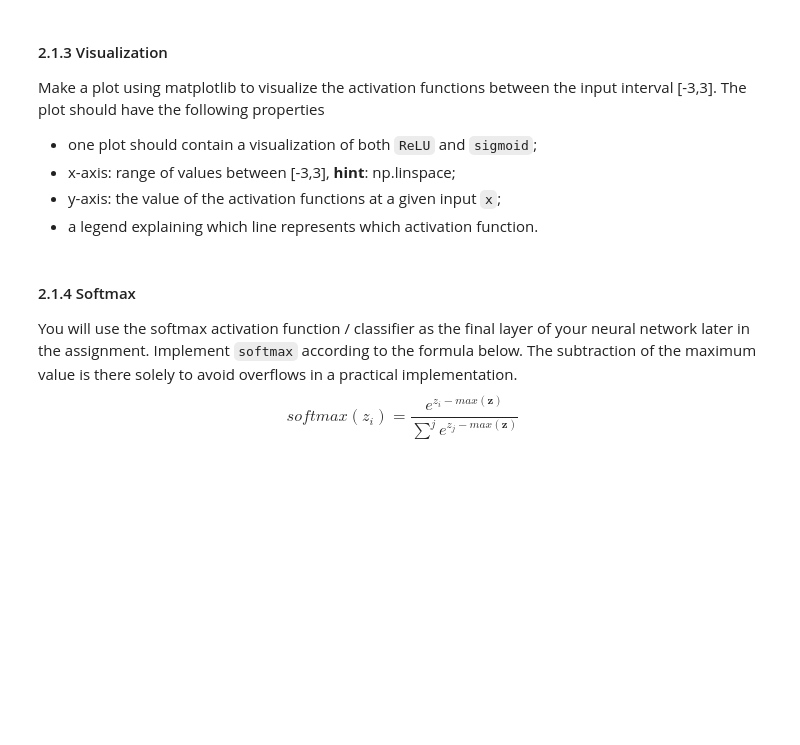
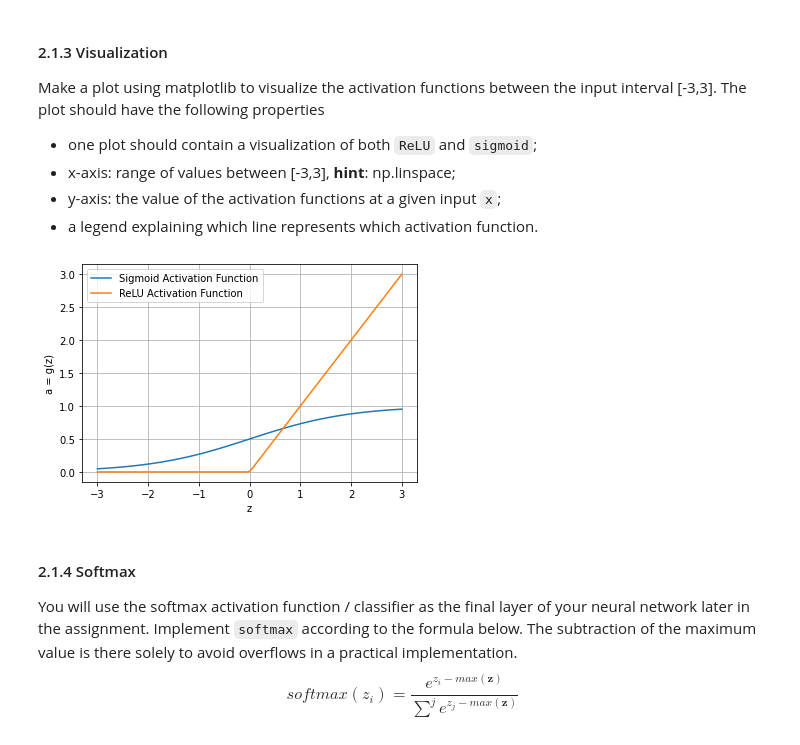
Before and after one commit to NicholasGranlund/SSY340-Deep-Machine-Learning, a Jupyter notebook: IHA1/IHA1.ipynb, the cells around one changed output. Cells and saved outputs as stored; diff of their text form; code cells hidden in the pictures; blank space fills up the shorter version.

```diff
--- a/IHA1/IHA1.ipynb
+++ b/IHA1/IHA1.ipynb
@@ -367,6 +371,7 @@ def relu(z):
 
     a = None # TODO
     # YOUR CODE HERE
+    a = np.maximum(0,z)      # Replace all negative values with 0 and return activation a
 
     return a
 # %%
@@ -398,6 +408,7 @@ def sigmoid(z):
 
     a = None # TODO
     # YOUR CODE HERE
+    a = 1 / (1 + np.exp(-z))        # Simply use the np.exp function
 
     return a
 # %%
@@ -417,7 +435,20 @@ Make a plot using matplotlib to visualize the activation functions between the i
 # %%
 # TODO: make a plot of ReLU and sigmoid values in the interval [-3,3]
 
 # YOUR CODE HERE
+x_values = np.linspace(-3,3,100)
+y_sigmoid = sigmoid(x_values)
+y_relu = relu(x_values)
+
+plt.plot(x_values, y_sigmoid, label="Sigmoid Activation Function")
+plt.plot(x_values, y_relu, label="ReLU Activation Function")
+plt.xlabel("z")
+plt.ylabel("a = g(z)")
+plt.legend()
+plt.grid()
+plt.show()
+# %% [output]
+[figure, added]
 # %% [markdown]
 #### 2.1.4 Softmax
 You will use the softmax activation function / classifier as the final layer of your neural network later in the assignment. Implement `softmax` according to the formula below. The subtraction of the maximum value is there solely to avoid overflows in a practical implementation.
```
Also changed, not shown: parts of 11 cells of this notebook.
